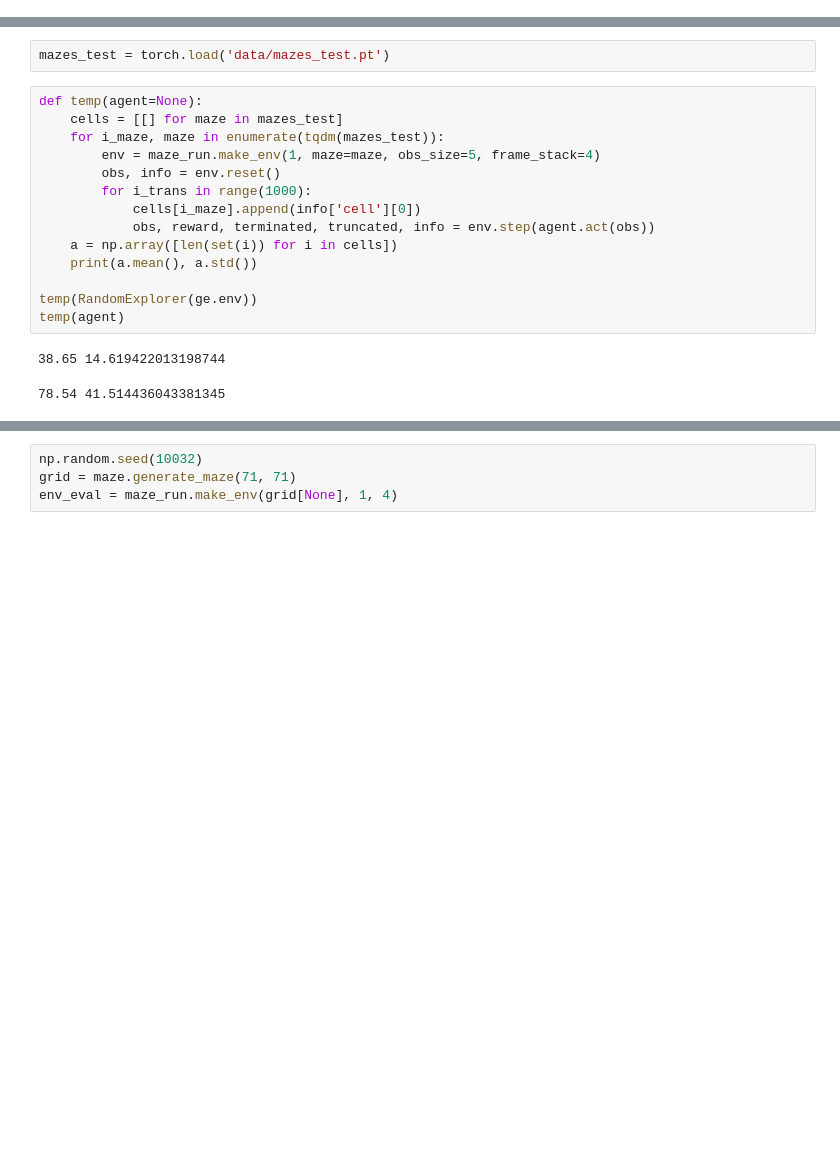
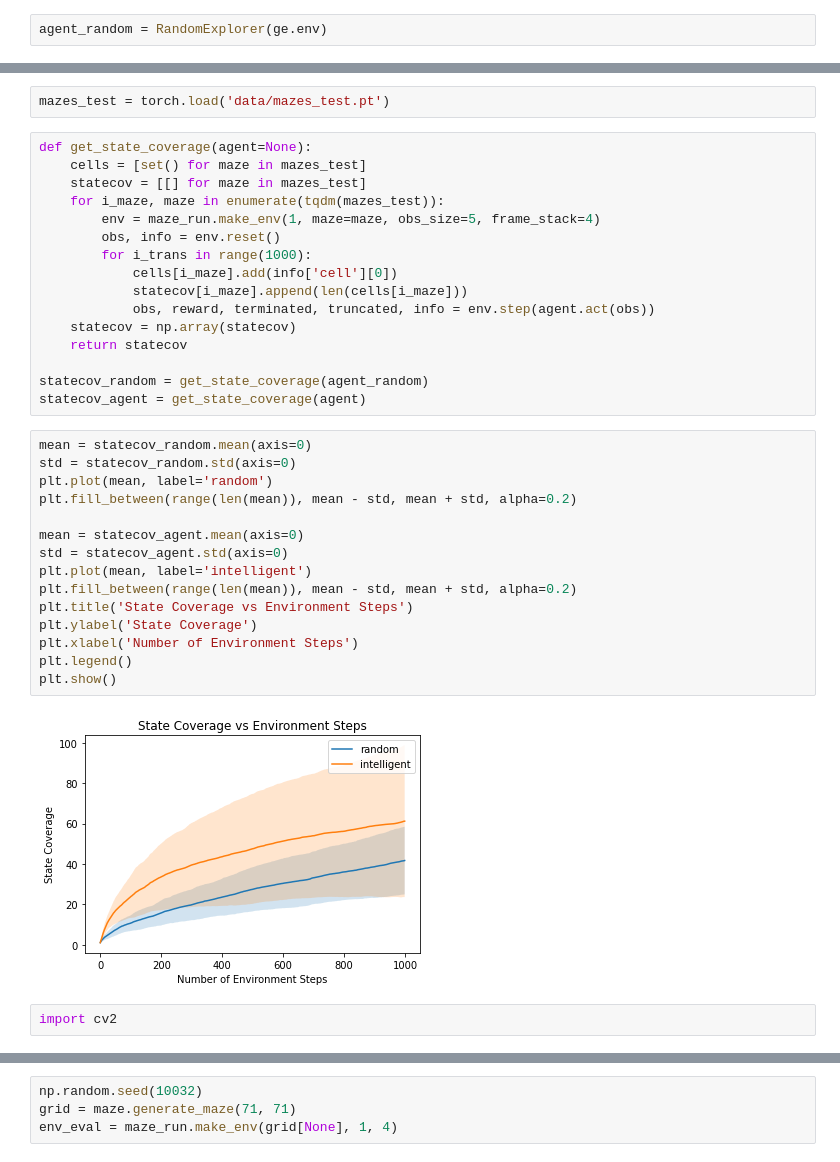
Before and after one commit to akarshkumar0101/exploration-generalization, a Jupyter notebook: maze.ipynb, the cells around one changed output, grey strips where cells are left out. Saved outputs shown, nothing was run; the diff lists cells and outputs as text; blank space fills up the shorter version.

```diff
--- a/maze.ipynb
+++ b/maze.ipynb
@@ -120,6 +144,8 @@ def train_bc_agent(agent, x_train, y_train, batch_size=32, n_batches=10, lr=1e-3
         loss.backward()
         opt.step()
         pbar.set_postfix(loss_bc=loss_bc.item(), entropy=loss_entropy.item())
+# %%
+agent_random = RandomExplorer(ge.env)
 # %%
 agent = ImitationExplorer(ge.env)
 train_bc_agent(agent, x_train, y_train, batch_size=512, n_batches=10000, tqdm=tqdm)
@@ -128,19 +152,37 @@ KeyboardInterrupt:
 # %%
 mazes_test = torch.load('data/mazes_test.pt')
 # %%
-def temp(agent=None):
-    cells = [[] for maze in mazes_test]
+def get_state_coverage(agent=None):
+    cells = [set() for maze in mazes_test]
+    statecov = [[] for maze in mazes_test]
     for i_maze, maze in enumerate(tqdm(mazes_test)):
         env = maze_run.make_env(1, maze=maze, obs_size=5, frame_stack=4)
         obs, info = env.reset()
         for i_trans in range(1000):
-            cells[i_maze].append(info['cell'][0])
+            cells[i_maze].add(info['cell'][0])
+            statecov[i_maze].append(len(cells[i_maze]))
             obs, reward, terminated, truncated, info = env.step(agent.act(obs))
-    a = np.array([len(set(i)) for i in cells])
-    print(a.mean(), a.std())
+    statecov = np.array(statecov)
+    return statecov
 
-temp(RandomExplorer(ge.env))
-temp(agent)
+statecov_random = get_state_coverage(agent_random)
+statecov_agent = get_state_coverage(agent)
-# %% [output]
-38.65 14.619422013198744
-78.54 41.514436043381345
+# %%
+mean = statecov_random.mean(axis=0)
+std = statecov_random.std(axis=0)
+plt.plot(mean, label='random')
+plt.fill_between(range(len(mean)), mean - std, mean + std, alpha=0.2)
+
+mean = statecov_agent.mean(axis=0)
+std = statecov_agent.std(axis=0)
+plt.plot(mean, label='intelligent')
+plt.fill_between(range(len(mean)), mean - std, mean + std, alpha=0.2)
+plt.title('State Coverage vs Environment Steps')
+plt.ylabel('State Coverage')
+plt.xlabel('Number of Environment Steps')
+plt.legend()
+plt.show()
+# %% [output]
+[figure, added]
+# %%
+import cv2
```
Also changed, not shown: parts of 10 cells of this notebook, 4 other files.
